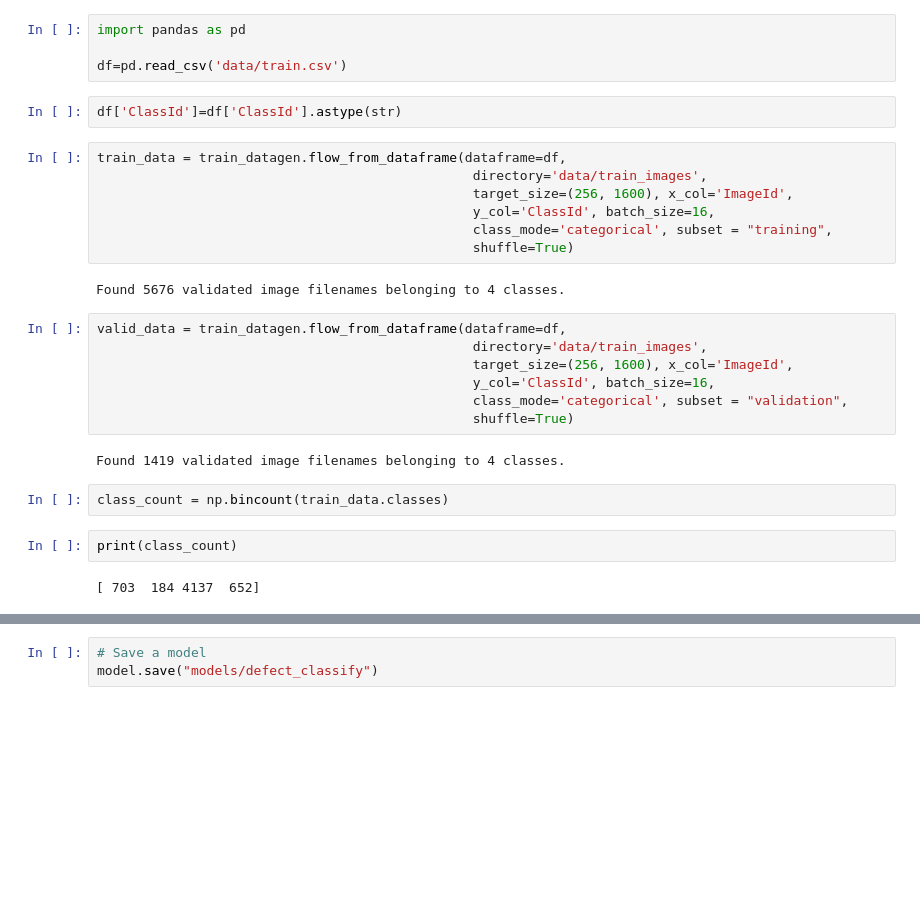
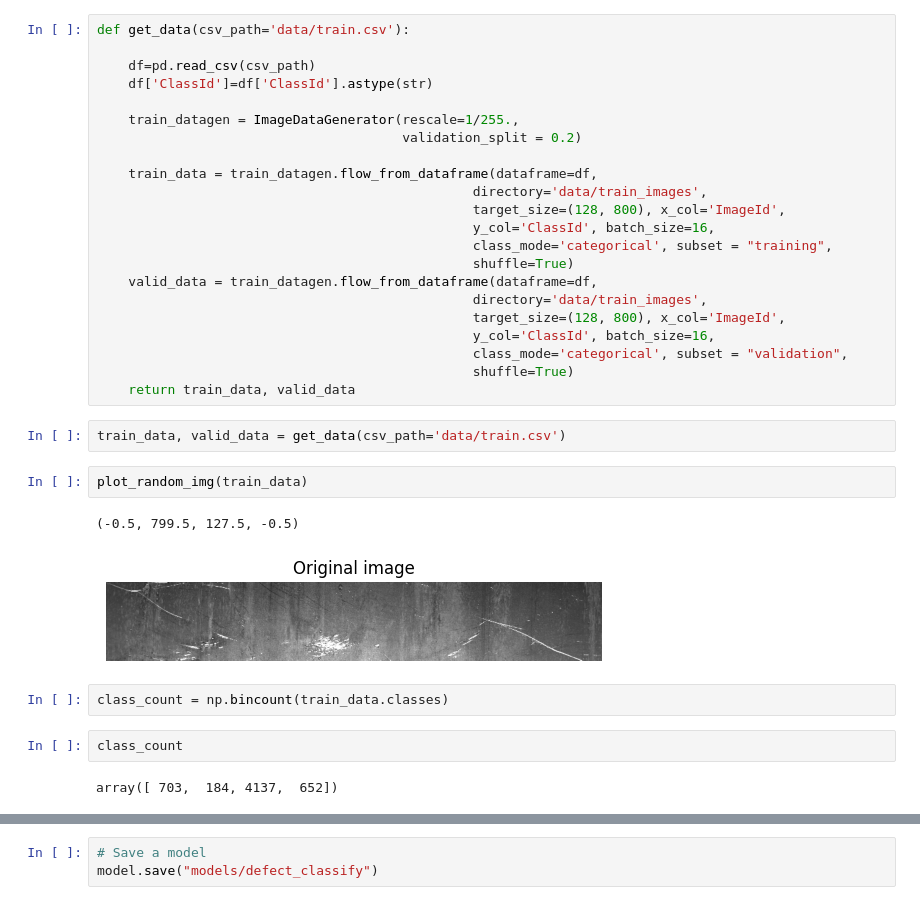
Before and after one commit to Alihasnat10/Steel-Defect-Detection, a Jupyter notebook: multi_label_class.ipynb, the cells around one changed output, grey strips where cells are left out. Cells and saved outputs as stored; diff of their text form; blank space fills up the shorter version.

```diff
--- a/multi_label_class.ipynb
+++ b/multi_label_class.ipynb
@@ -28,31 +9,36 @@ tf.keras.backend.clear_session()
-# %%
-import pandas as pd
-
-df=pd.read_csv('data/train.csv')
-# %%
-df['ClassId']=df['ClassId'].astype(str)
-# %%
-train_data = train_datagen.flow_from_dataframe(dataframe=df,
-                                                directory='data/train_images',
-                                                target_size=(256, 1600), x_col='ImageId',
-                                                y_col='ClassId', batch_size=16,
-                                                class_mode='categorical', subset = "training",
-                                                shuffle=True)
-# %% [output]
-Found 5676 validated image filenames belonging to 4 classes.
-# %%
-valid_data = train_datagen.flow_from_dataframe(dataframe=df,
-                                                directory='data/train_images',
-                                                target_size=(256, 1600), x_col='ImageId',
-                                                y_col='ClassId', batch_size=16,
-                                                class_mode='categorical', subset = "validation",
-                                                shuffle=True)
-# %% [output]
-Found 1419 validated image filenames belonging to 4 classes.
+# %%
+def get_data(csv_path='data/train.csv'):
+
+    df=pd.read_csv(csv_path)
+    df['ClassId']=df['ClassId'].astype(str)
+
+    train_datagen = ImageDataGenerator(rescale=1/255.,
+                                       validation_split = 0.2)
+
+    train_data = train_datagen.flow_from_dataframe(dataframe=df,
+                                                directory='data/train_images',
+                                                target_size=(128, 800), x_col='ImageId',
+                                                y_col='ClassId', batch_size=16,
+                                                class_mode='categorical', subset = "training",
+                                                shuffle=True)
+    valid_data = train_datagen.flow_from_dataframe(dataframe=df,
+                                                directory='data/train_images',
+                                                target_size=(128, 800), x_col='ImageId',
+                                                y_col='ClassId', batch_size=16,
+                                                class_mode='categorical', subset = "validation",
+                                                shuffle=True)
+    return train_data, valid_data
+# %%
+train_data, valid_data = get_data(csv_path='data/train.csv')
+# %%
+plot_random_img(train_data)
+# %% [output]
+(-0.5, 799.5, 127.5, -0.5)
+[figure, added]
 # %%
 class_count = np.bincount(train_data.classes)
-# %%
-print(class_count)
-# %% [output]
-[ 703  184 4137  652]
+# %%
+class_count
+# %% [output]
+array([ 703,  184, 4137,  652])
 # %%
```
Also changed, not shown: parts of 18 cells of this notebook, 9 other files.
